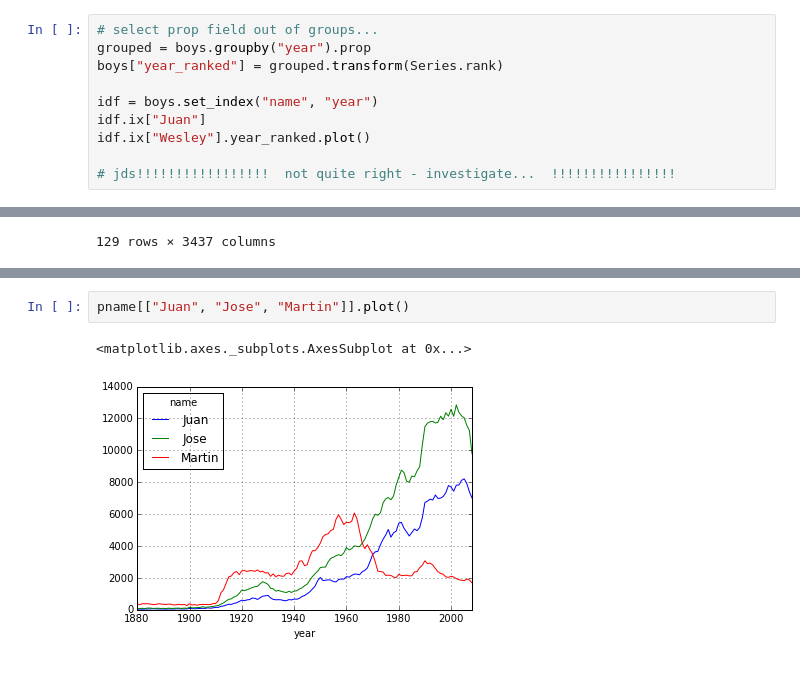
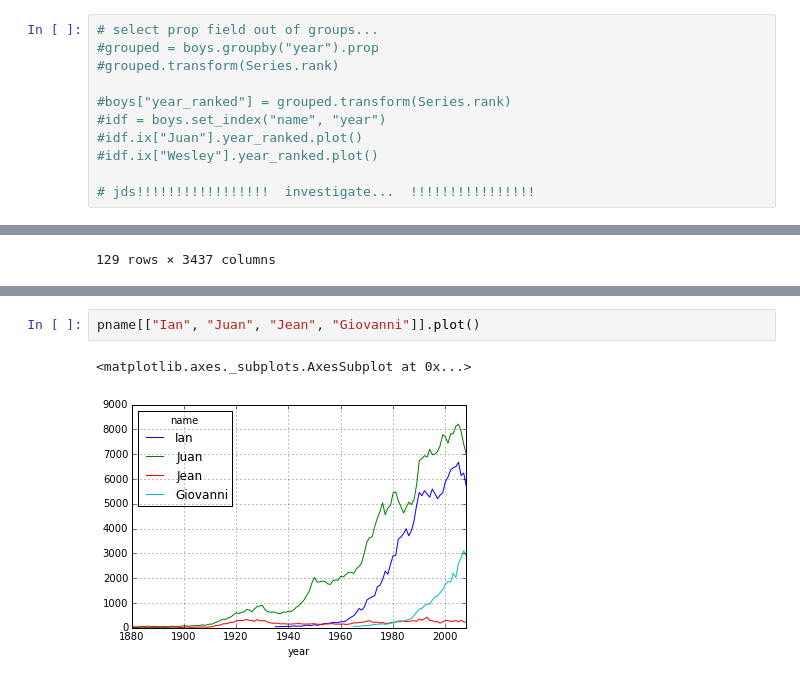
Before and after one commit to jdsketches/data_playground, a Jupyter notebook: pycon12_babynames.ipynb, the cells around one changed output, grey strips where cells are left out. Saved outputs shown, nothing was run; the diff lists cells and outputs as text.

Commit message:
Adjustments to pycon baby names.

```diff
--- a/pycon12_babynames.ipynb
+++ b/pycon12_babynames.ipynb
@@ -385,11 +384,12 @@ boys.ix[boys[boys.year == 2008].prop.rank()]
 1000 rows × 5 columns
 # %%
 # select prop field out of groups...
-grouped = boys.groupby("year").prop
-boys["year_ranked"] = grouped.transform(Series.rank)
+#grouped = boys.groupby("year").prop
+#grouped.transform(Series.rank)
 
-idf = boys.set_index("name", "year")
-idf.ix["Juan"]
-idf.ix["Wesley"].year_ranked.plot()
+#boys["year_ranked"] = grouped.transform(Series.rank)
+#idf = boys.set_index("name", "year")
+#idf.ix["Juan"].year_ranked.plot()
+#idf.ix["Wesley"].year_ranked.plot()
 
-# jds!!!!!!!!!!!!!!!!!  not quite right - investigate...  !!!!!!!!!!!!!!!!
+# jds!!!!!!!!!!!!!!!!!  investigate...  !!!!!!!!!!!!!!!!
@@ -566,5 +541,5 @@ pname[["Juan", "Jose", "Martin"]]
 # %%
-pname[["Juan", "Jose", "Martin"]].plot()
+pname[["Ian", "Juan", "Jean", "Giovanni"]].plot()
 # %% [output]
 <matplotlib.axes._subplots.AxesSubplot at 0x...>
-[figure, old version]
+[figure, new version]
```
Also changed, not shown: parts of 6 cells of this notebook.
